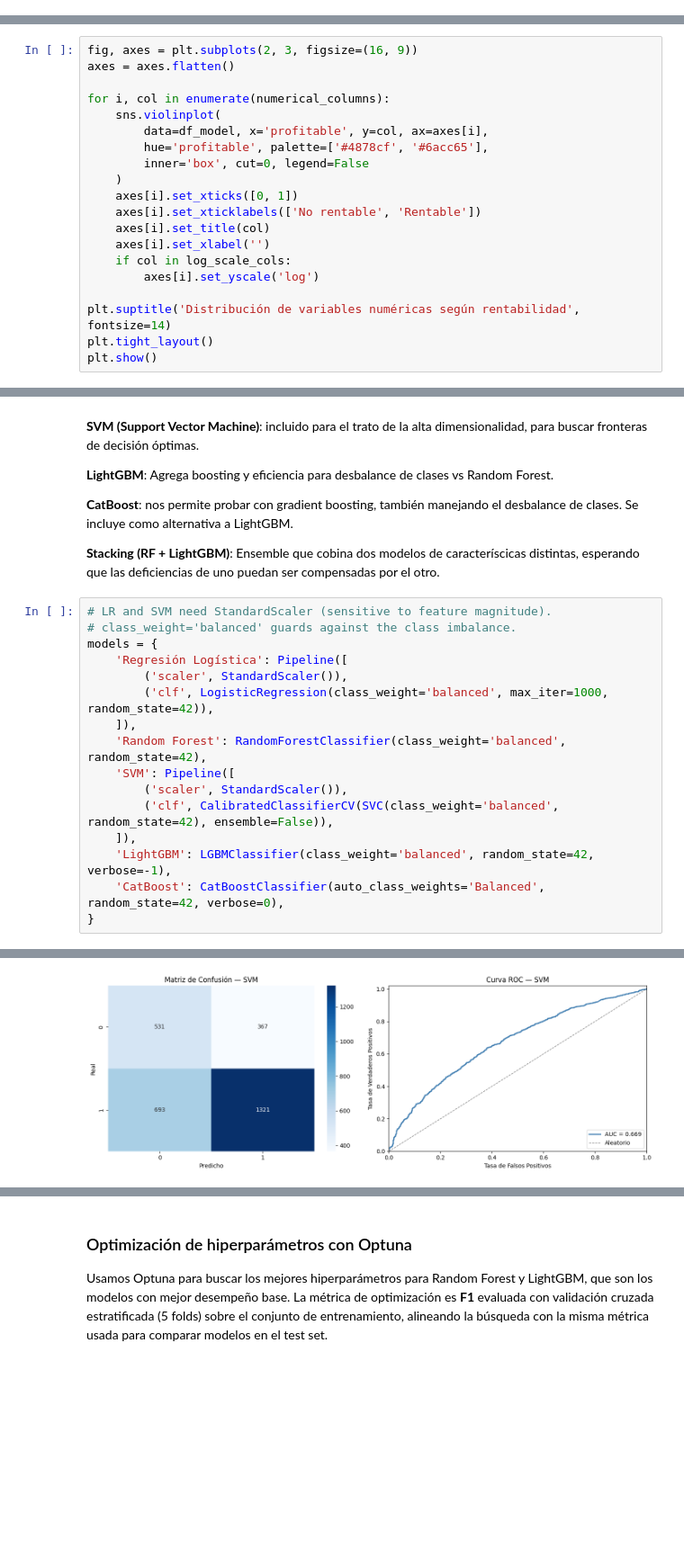
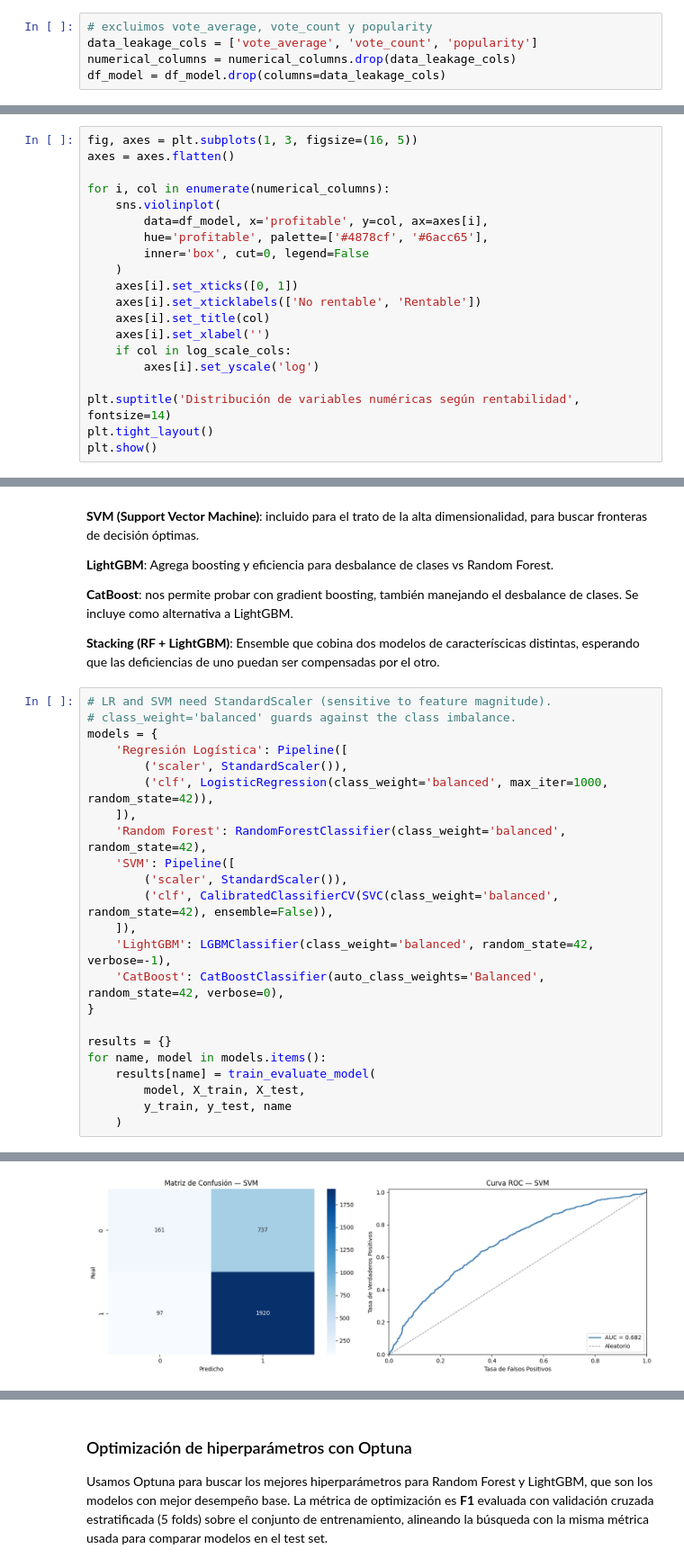
Before and after one commit to natonnelier/prediction_movies_imdb, a Jupyter notebook: prediction_movies_imdb_modificado.ipynb, the cells around one changed output, grey strips where cells are left out. Shown at 90% size. Drawn from its saved outputs; the diff is of its cells as text; blank space fills up the shorter version.

```diff
--- a/prediction_movies_imdb_modificado.ipynb
+++ b/prediction_movies_imdb_modificado.ipynb
@@ -290,3 +292,8 @@ df_model = df[(df['budget'] > 0) & (df['revenue'] > 0)].copy()
+# %%
+# excluimos vote_average, vote_count y popularity
+data_leakage_cols = ['vote_average', 'vote_count', 'popularity']
+numerical_columns = numerical_columns.drop(data_leakage_cols)
+df_model = df_model.drop(columns=data_leakage_cols)
 # %% [markdown]
 ### Creación de la variable target: `profitable`
 
@@ -338,5 +345,5 @@ Las columnas con alta varianza (`revenue`, `budget`, `vote_count`, `popularity`)
 # %%
-fig, axes = plt.subplots(2, 3, figsize=(16, 9))
+fig, axes = plt.subplots(1, 3, figsize=(16, 5))
 axes = axes.flatten()
 
 for i, col in enumerate(numerical_columns):
@@ -703,6 +710,13 @@ models = {
     'LightGBM': LGBMClassifier(class_weight='balanced', random_state=42, verbose=-1),
     'CatBoost': CatBoostClassifier(auto_class_weights='Balanced', random_state=42, verbose=0),
 }
+
+results = {}
+for name, model in models.items():
+    results[name] = train_evaluate_model(
+        model, X_train, X_test,
+        y_train, y_test, name
+    )
 # %% [output]
 Resultados para Regresión Logística:
 -----------------------------------
@@ -730,3 +744,3 @@ roc_auc: 0.6695
-[figure, old version]
+[figure, new version]
 Resultados para LightGBM:
 -----------------------------------
```
Also changed, not shown: parts of 23 cells of this notebook.
